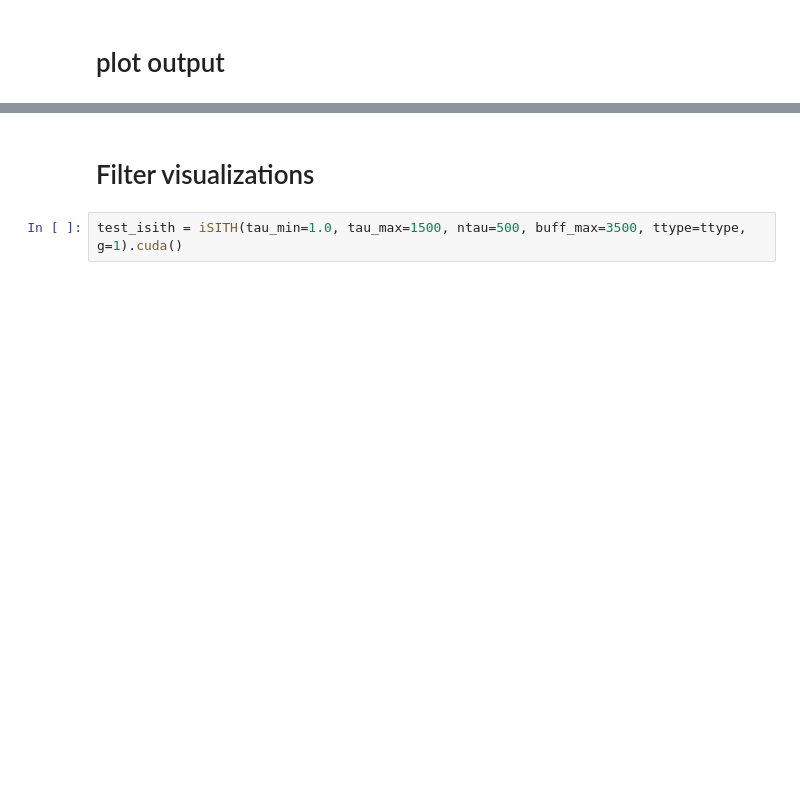
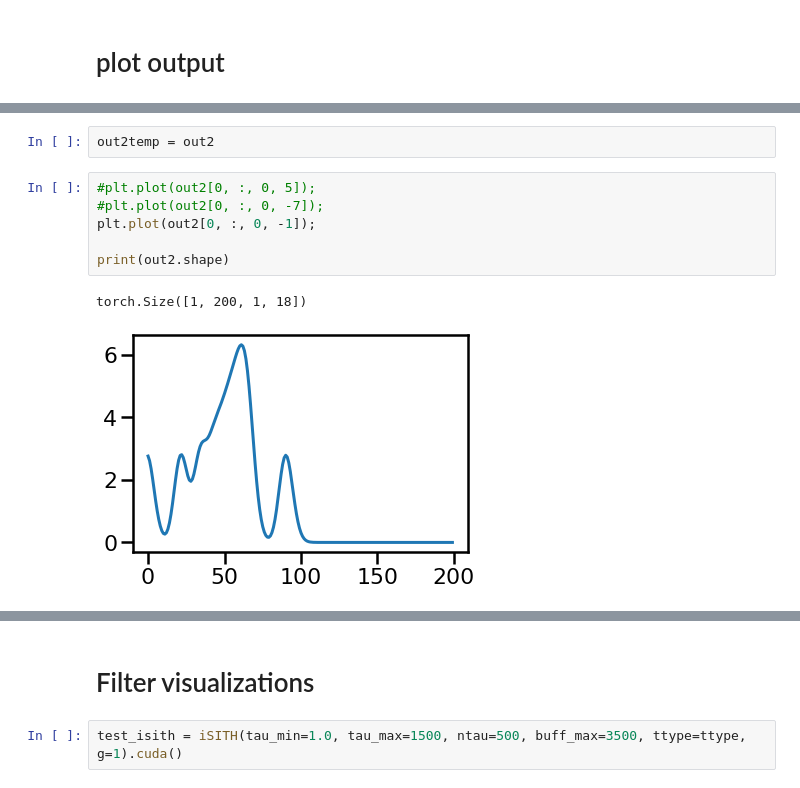
Before and after one commit to compmem/SITH_Layer, a Jupyter notebook: iSITH_verifications.ipynb, the cells around one changed output, grey strips where cells are left out. Drawn from its saved outputs; the diff is of its cells as text; blank space fills up the shorter version.

```diff
--- a/iSITH_verifications.ipynb
+++ b/iSITH_verifications.ipynb
@@ -63,0 +87,11 @@ plt.plot(out2[0, :, 0, -1].detach().cpu());
+# %%
+out2temp = out2
+# %%
+#plt.plot(out2[0, :, 0, 5]);
+#plt.plot(out2[0, :, 0, -7]);
+plt.plot(out2[0, :, 0, -1]);
+
+print(out2.shape)
+# %% [output]
+torch.Size([1, 200, 1, 18])
+[figure, added]
```
Also changed, not shown: parts of 10 cells of this notebook, 1 other file.
